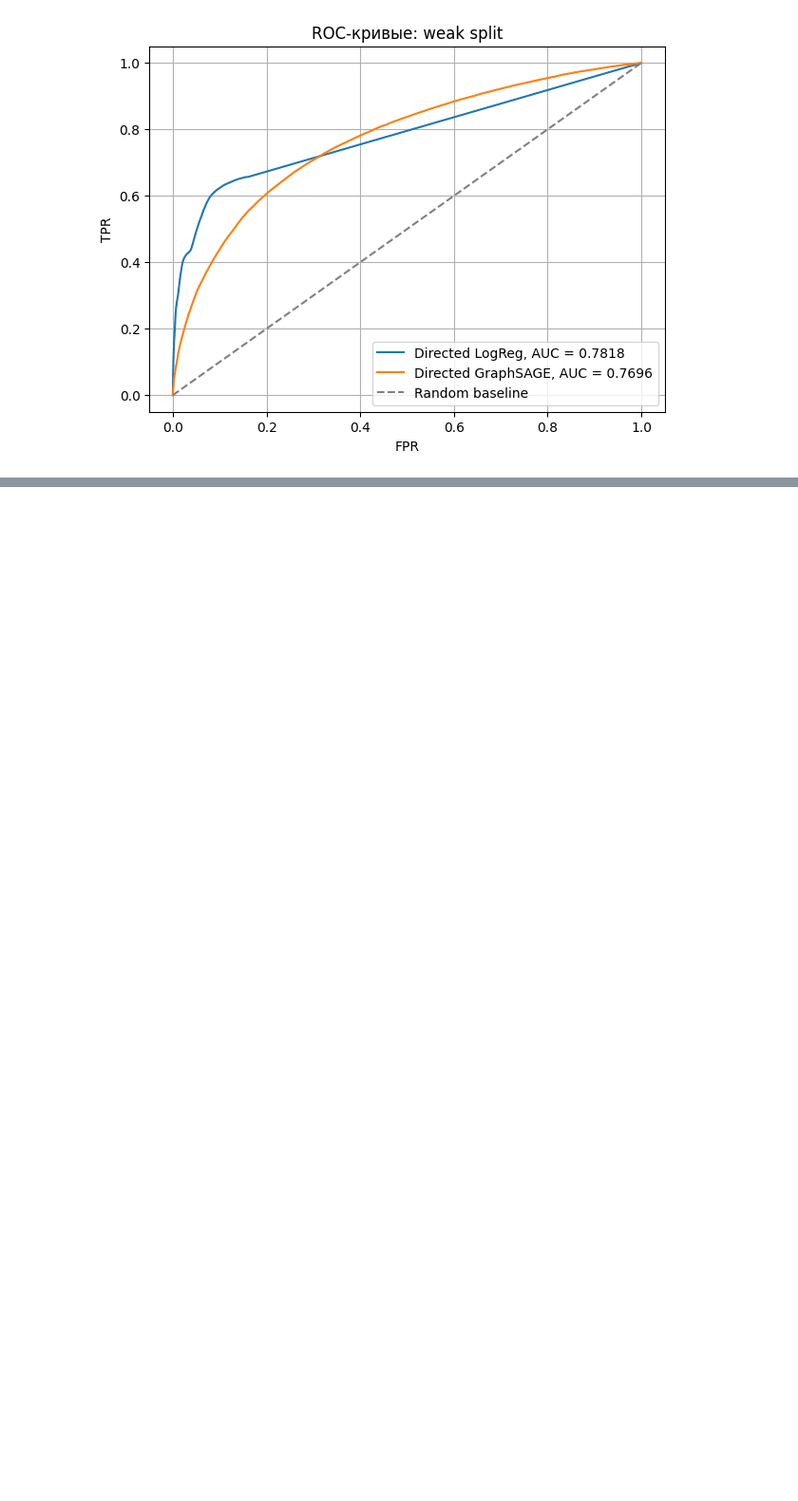
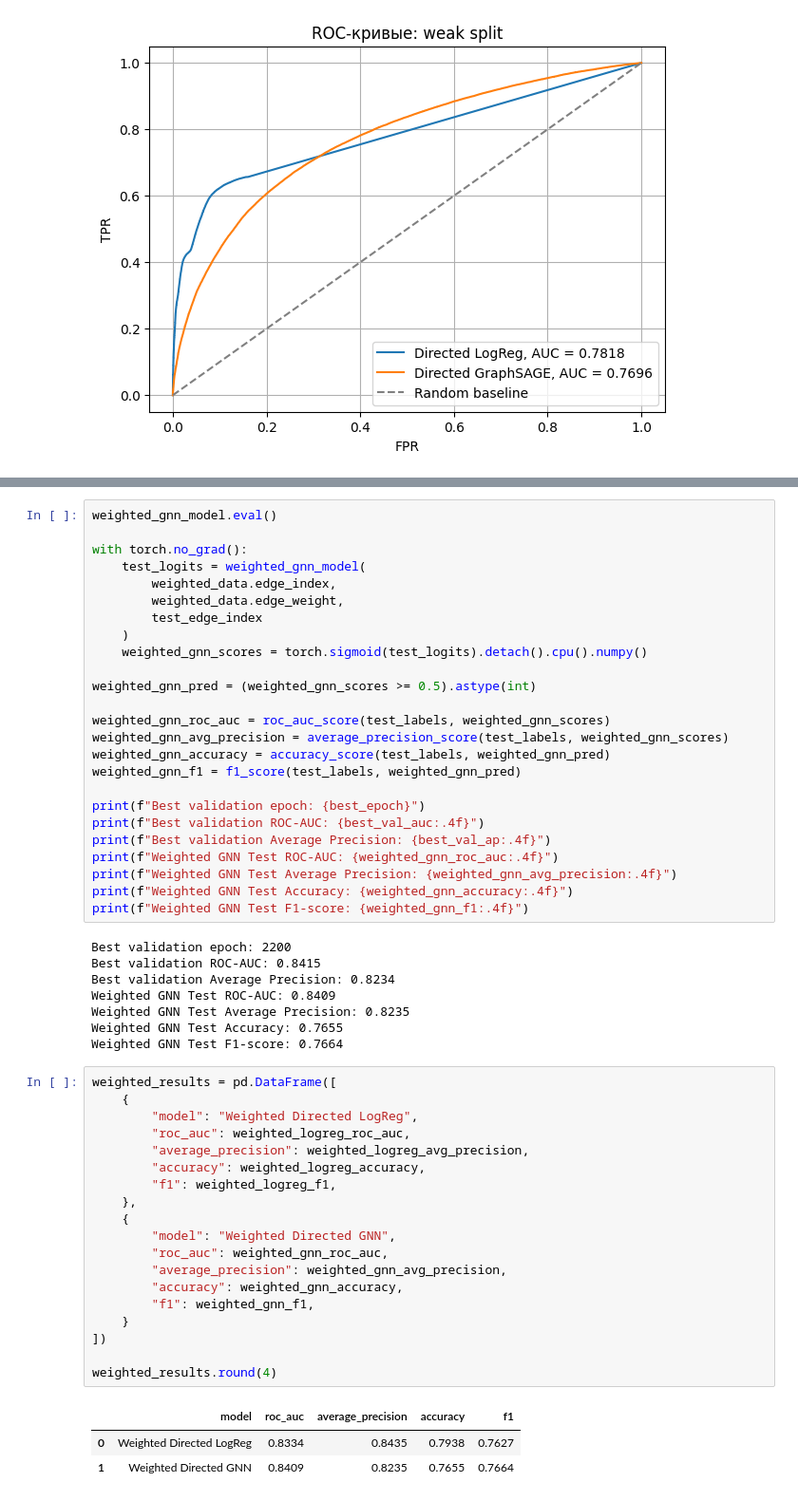
Before and after one commit to AlexeyEmelyan0v/link_prediction_gnn_1, a Jupyter notebook: link_prediction_gnn_1.ipynb, the cells around one changed output, grey strips where cells are left out. Shown at 95% size. Saved outputs shown, nothing was run; the diff lists cells and outputs as text; blank space fills up the shorter version.

```diff
--- a/link_prediction_gnn_1.ipynb
+++ b/link_prediction_gnn_1.ipynb
@@ -2792,0 +3328,56 @@ plt.show()
+# %%
+weighted_gnn_model.eval()
+
+with torch.no_grad():
+    test_logits = weighted_gnn_model(
+        weighted_data.edge_index,
+        weighted_data.edge_weight,
+        test_edge_index
+    )
+    weighted_gnn_scores = torch.sigmoid(test_logits).detach().cpu().numpy()
+
+weighted_gnn_pred = (weighted_gnn_scores >= 0.5).astype(int)
+
+weighted_gnn_roc_auc = roc_auc_score(test_labels, weighted_gnn_scores)
+weighted_gnn_avg_precision = average_precision_score(test_labels, weighted_gnn_scores)
+weighted_gnn_accuracy = accuracy_score(test_labels, weighted_gnn_pred)
+weighted_gnn_f1 = f1_score(test_labels, weighted_gnn_pred)
+
+print(f"Best validation epoch: {best_epoch}")
+print(f"Best validation ROC-AUC: {best_val_auc:.4f}")
+print(f"Best validation Average Precision: {best_val_ap:.4f}")
+print(f"Weighted GNN Test ROC-AUC: {weighted_gnn_roc_auc:.4f}")
+print(f"Weighted GNN Test Average Precision: {weighted_gnn_avg_precision:.4f}")
+print(f"Weighted GNN Test Accuracy: {weighted_gnn_accuracy:.4f}")
+print(f"Weighted GNN Test F1-score: {weighted_gnn_f1:.4f}")
+# %% [output]
+Best validation epoch: 2200
+Best validation ROC-AUC: 0.8415
+Best validation Average Precision: 0.8234
+Weighted GNN Test ROC-AUC: 0.8409
+Weighted GNN Test Average Precision: 0.8235
+Weighted GNN Test Accuracy: 0.7655
+Weighted GNN Test F1-score: 0.7664
+# %%
+weighted_results = pd.DataFrame([
+    {
+        "model": "Weighted Directed LogReg",
+        "roc_auc": weighted_logreg_roc_auc,
+        "average_precision": weighted_logreg_avg_precision,
+        "accuracy": weighted_logreg_accuracy,
+        "f1": weighted_logreg_f1,
+    },
+    {
+        "model": "Weighted Directed GNN",
+        "roc_auc": weighted_gnn_roc_auc,
+        "average_precision": weighted_gnn_avg_precision,
+        "accuracy": weighted_gnn_accuracy,
+        "f1": weighted_gnn_f1,
+    }
+])
+
+weighted_results.round(4)
+# %% [output]
+|  | model | roc_auc | average_precision | accuracy | f1 |
+| 0 | Weighted Directed LogReg | 0.8334 | 0.8435 | 0.7938 | 0.7627 |
+| 1 | Weighted Directed GNN | 0.8409 | 0.8235 | 0.7655 | 0.7664 |
```
Also changed, not shown: parts of 29 cells of this notebook.
